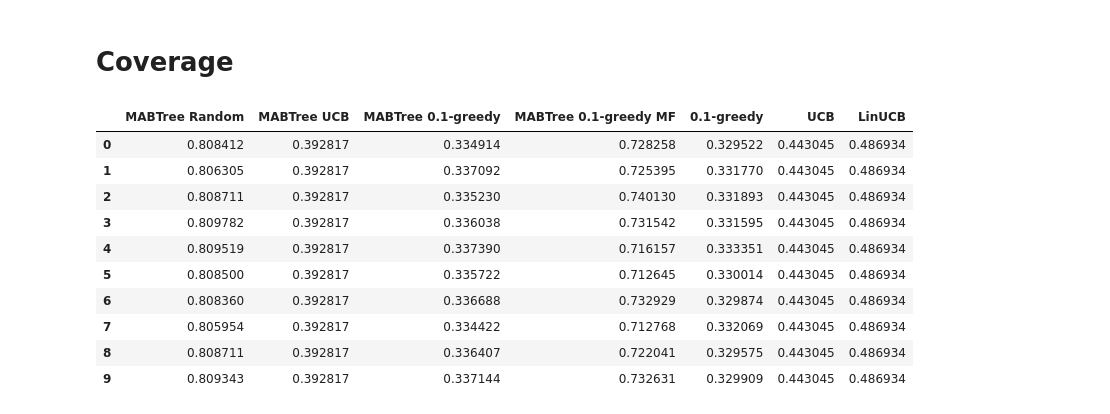
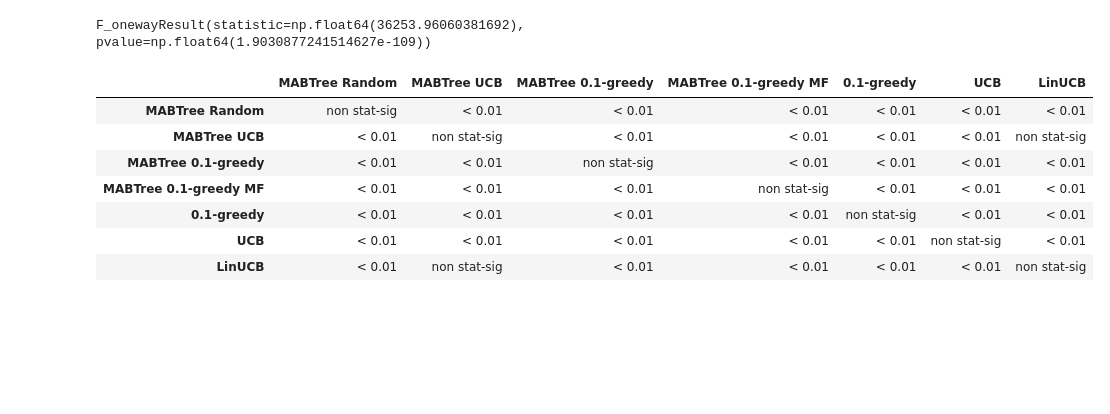
Before and after one commit to rik1599/recsys4good, a Jupyter notebook: evaluate.ipynb, the cells around one changed output. Saved outputs shown, nothing was run; the diff lists cells and outputs as text; code cells hidden in the pictures; blank space fills up the shorter version.

```diff
--- a/evaluate.ipynb
+++ b/evaluate.ipynb
@@ -43 +17,22 @@ plt.show()
+# %%
+from scipy import stats
+
+def test(**kwargs):
+    anova = stats.f_oneway(*kwargs.values())
+    if anova.pvalue < 0.01:
+        anova_p = '< 0.01'
+    elif anova.pvalue < 0.05:
+        anova_p = '< 0.05'
+    else:
+        anova_p = 'non stat-sig'
+
+    tukey_hsd = pd.DataFrame(
+        columns=kwargs.keys(),
+        index=kwargs.keys(),
+        data=stats.tukey_hsd(*kwargs.values()).pvalue
+    ).map(lambda x: '< 0.01' if x < 0.01 else '< 0.05' if x < 0.05 else 'non stat-sig')
+
+    print(anova)
+
+    return tukey_hsd
 # %%
@@ -61,3 +75,16 @@ plt.show()
+# %%
+tukey_hsd = test(**df_diversity.to_dict(orient='list'))
+tukey_hsd
+# %% [output]
+F_onewayResult(statistic=np.float64(36253.96060381692), pvalue=np.float64(1.9030877241514627e-109))
+|  | MABTree Random | MABTree UCB | MABTree 0.1-greedy | MABTree 0.1-greedy MF | 0.1-greedy | UCB | LinUCB |
+| MABTree Random | non stat-sig | < 0.01 | < 0.01 | < 0.01 | < 0.01 | < 0.01 | < 0.01 |
+| MABTree UCB | < 0.01 | non stat-sig | < 0.01 | < 0.01 | < 0.01 | < 0.01 | non stat-sig |
+| MABTree 0.1-greedy | < 0.01 | < 0.01 | non stat-sig | < 0.01 | < 0.01 | < 0.01 | < 0.01 |
+| MABTree 0.1-greedy MF | < 0.01 | < 0.01 | < 0.01 | non stat-sig | < 0.01 | < 0.01 | < 0.01 |
+| 0.1-greedy | < 0.01 | < 0.01 | < 0.01 | < 0.01 | non stat-sig | < 0.01 | < 0.01 |
+| UCB | < 0.01 | < 0.01 | < 0.01 | < 0.01 | < 0.01 | non stat-sig | < 0.01 |
+| LinUCB | < 0.01 | non stat-sig | < 0.01 | < 0.01 | < 0.01 | < 0.01 | non stat-sig |
 # %%
 def highlight_max(s):
     d = s.sort_values(ascending=False)
@@ -91,17 +98,0 @@ tukey_hsd.map(lambda x: '< 0.01' if x < 0.01 else '< 0.05' if x < 0.05 else 'non
-# %% [markdown]
-# Coverage
-# %%
-df_coverage = pd.read_csv('./out/coverage.csv', index_col=[0])
-df_coverage
-# %% [output]
-|  | MABTree Random | MABTree UCB | MABTree 0.1-greedy | MABTree 0.1-greedy MF | 0.1-greedy | UCB | LinUCB |
-| 0 | 0.808412 | 0.392817 | 0.334914 | 0.728258 | 0.329522 | 0.443045 | 0.486934 |
-| 1 | 0.806305 | 0.392817 | 0.337092 | 0.725395 | 0.331770 | 0.443045 | 0.486934 |
-| 2 | 0.808711 | 0.392817 | 0.335230 | 0.740130 | 0.331893 | 0.443045 | 0.486934 |
-| 3 | 0.809782 | 0.392817 | 0.336038 | 0.731542 | 0.331595 | 0.443045 | 0.486934 |
-| 4 | 0.809519 | 0.392817 | 0.337390 | 0.716157 | 0.333351 | 0.443045 | 0.486934 |
-| 5 | 0.808500 | 0.392817 | 0.335722 | 0.712645 | 0.330014 | 0.443045 | 0.486934 |
-| 6 | 0.808360 | 0.392817 | 0.336688 | 0.732929 | 0.329874 | 0.443045 | 0.486934 |
-| 7 | 0.805954 | 0.392817 | 0.334422 | 0.712768 | 0.332069 | 0.443045 | 0.486934 |
-| 8 | 0.808711 | 0.392817 | 0.336407 | 0.722041 | 0.329575 | 0.443045 | 0.486934 |
-| 9 | 0.809343 | 0.392817 | 0.337144 | 0.732631 | 0.329909 | 0.443045 | 0.486934 |
```
Also changed, not shown: parts of 15 cells of this notebook, 9 other files.
